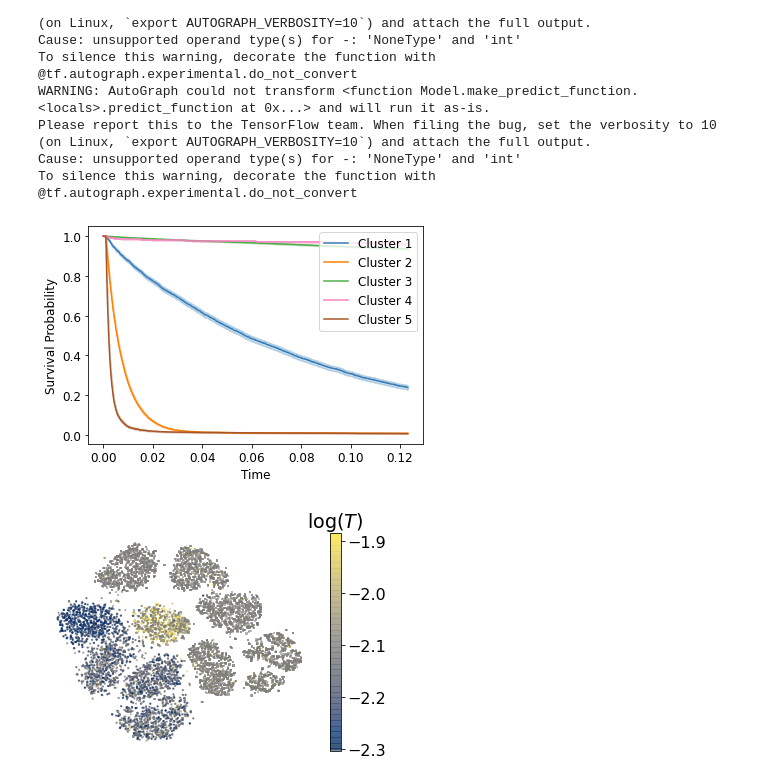
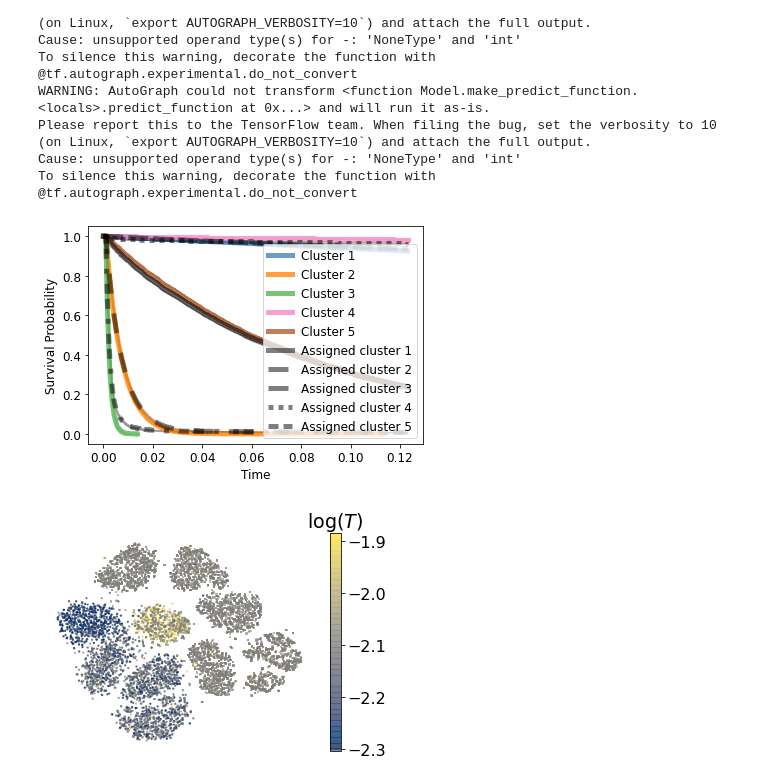
Before and after one commit to i6092467/vadesc, a Jupyter notebook: notebooks/example.ipynb, the cells around one changed output. Drawn from its saved outputs; the diff is of its cells as text; code cells hidden in the pictures.

```diff
--- a/notebooks/example.ipynb
+++ b/notebooks/example.ipynb
@@ -109,5 +110,5 @@ gen_test = get_gen(x_test, y_test, configs, 256, validation=True)
 ### Training & Evaluation
 # %%
 # Fit the model
-model.fit(gen_train, validation_data=gen_test, epochs=300)
+model.fit(gen_train, validation_data=gen_test, epochs=300, verbose=0)
 # %% [output]
@@ -152,10 +152,10 @@ Please report this to the TensorFlow team. When filing the bug, set the verbosit
 Cause: unsupported operand type(s) for -: 'NoneType' and 'int'
 To silence this warning, decorate the function with @tf.autograph.experimental.do_not_convert
 # %%
-# Plot cluster-specific Kaplan-Meier curves
-plot_group_kaplan_meier(t=t_train, d=d_train, c=c_hat)
+# Plot cluster-specific Kaplan-Meier curves alongside ground truth
+plot_bigroup_kaplan_meier(t=t_train, d=d_train, c_=c_hat, c=c_train, legend=True)
 # %% [output]
-[figure, old version]
+[figure, new version]
 # %%
 # Visualise learnt representations
 plot_tsne_by_survival(X=z_sample[:, 0], t=y_train[:, 0], d=y_train[:, 1], seed=42, plot_censored=True)
```
Also changed, not shown: parts of 4 cells of this notebook.
